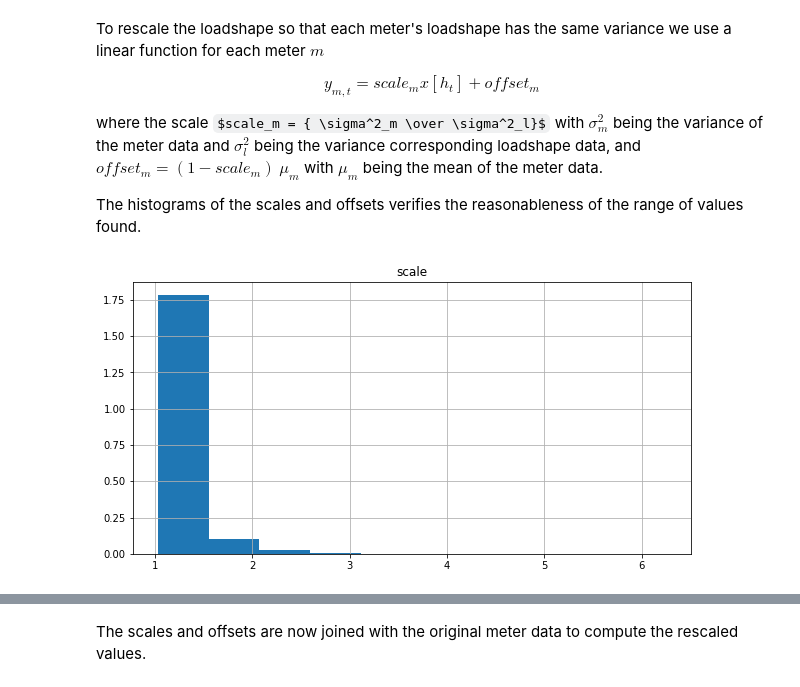
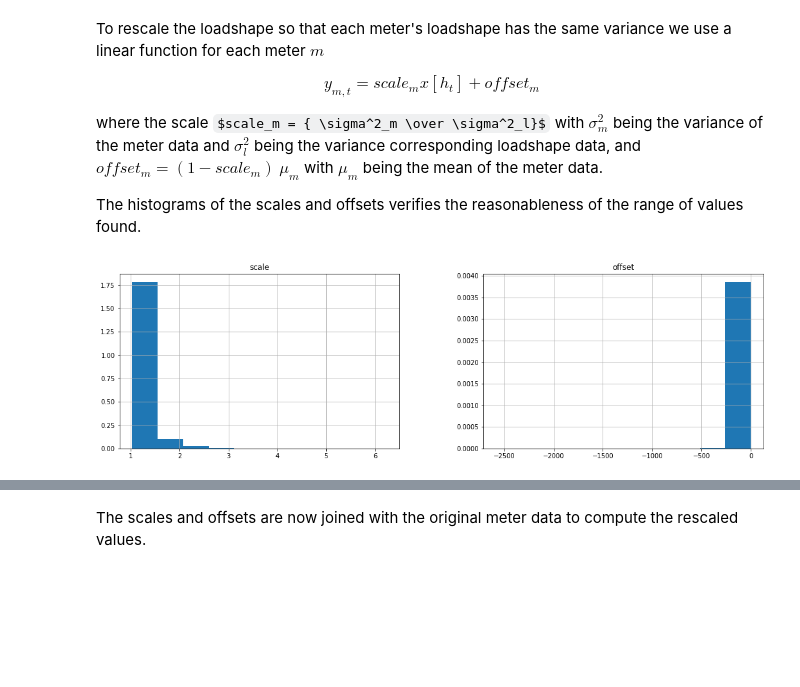
Before and after one commit to openfido/loadshape, a Jupyter notebook: docs/Generating loadshapes from AMI data.ipynb, the cells around one changed output, grey strips where cells are left out. Saved outputs shown, nothing was run; the diff lists cells and outputs as text; code cells hidden in the pictures; some formulas as TeX source; blank space fills up the shorter version.

```diff
--- a/docs/Generating loadshapes from AMI data.ipynb
+++ b/docs/Generating loadshapes from AMI data.ipynb
@@ -83,7 +87,7 @@ The next task is to calculate the average load for each hour type of each meter.
 # %%
 groups = data.groupby(["meter_id","hourtype"]).mean().reset_index()
 groups = groups.pivot(index="meter_id",columns="hourtype",values="power")
-groups.dropna(inplace=True)
+groups.fillna(method="ffill",inplace=True)
 # %%
 groups
 # %% [output]
@@ -216,7 +217,10 @@ where the scale $scale_m = { \sigma^2_m \over \sigma^2_l}$ with $\sigma^2_m$ bei
 
 The histograms of the scales and offsets verifies the reasonableness of the range of values found.
 # %%
+fig,ax = plt.subplots(1,2,figsize=(18,5))
 scale = pd.DataFrame(mapping.groupby("meter_id").std().power/mapping.groupby("meter_id").std().value,columns=["scale"])
-scale.hist(figsize=(10,5),density=True);
+scale.hist(figsize=(10,5),density=True,ax=ax[0]);
+offset = pd.DataFrame((1-scale).scale*mapping.groupby("meter_id").mean()["power"],columns=["offset"])
+offset.hist(figsize=(10,5),density=True,ax=ax[1]);
 # %% [output]
-[figure, old version]
+[figure, new version]
```
Also changed, not shown: parts of 19 cells of this notebook.
